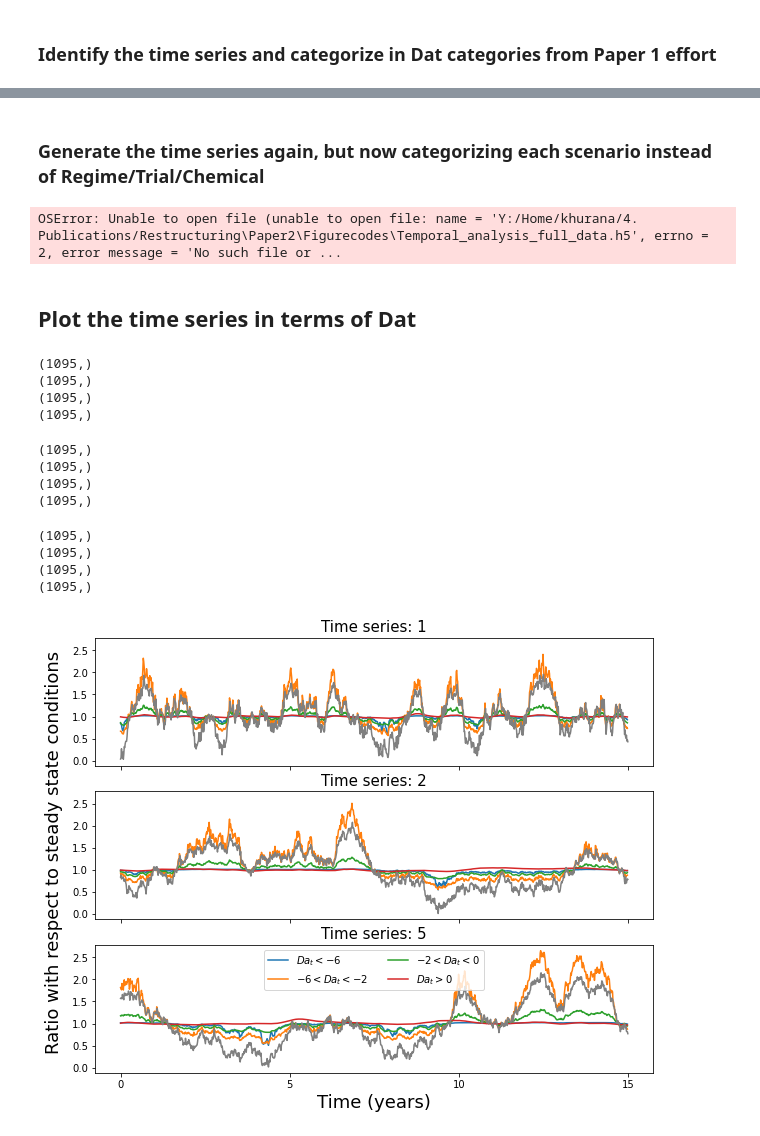
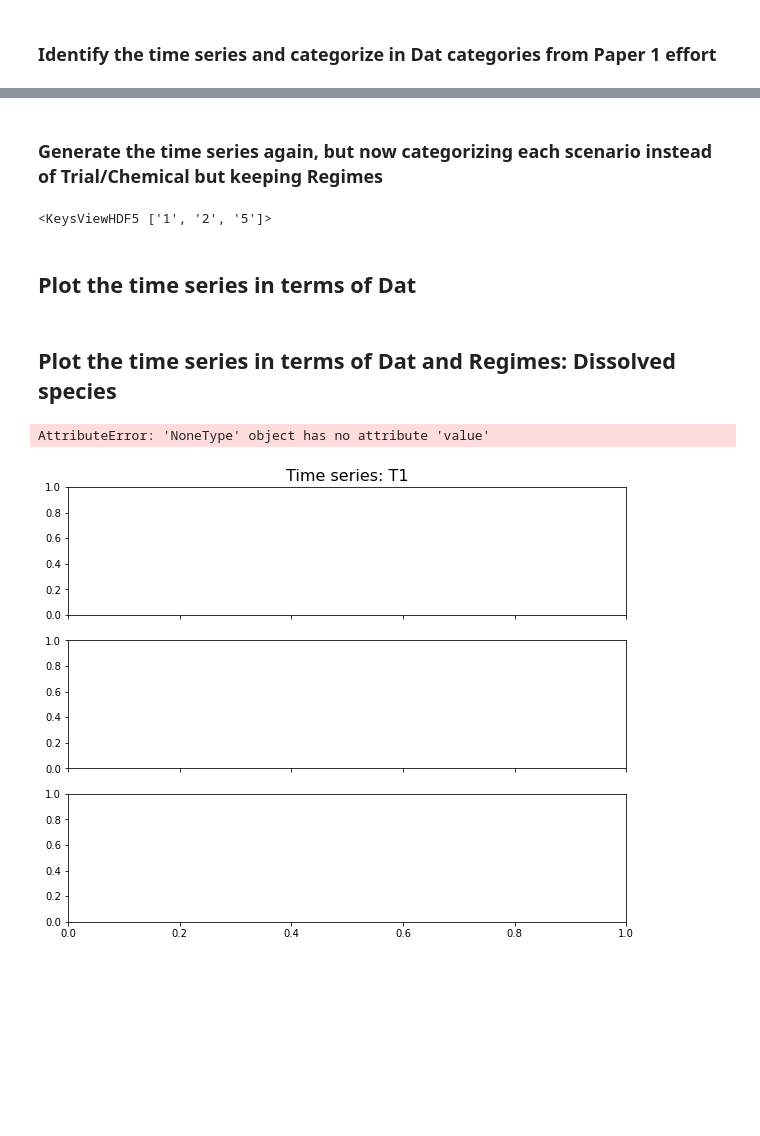
Before and after one commit to Skhurana136/Khurana_temporal_dynamics, a Jupyter notebook: time_series_plots_using_Dat.ipynb, the cells around one changed output, grey strips where cells are left out. Cells and saved outputs as stored; diff of their text form; code cells hidden in the pictures; blank space fills up the shorter version.

Commit message:
Updating files used for analysing and generating graphical outputs for M2

```diff
--- a/time_series_plots_using_Dat.ipynb
+++ b/time_series_plots_using_Dat.ipynb
@@ -12,4 +12,4 @@ import h5py
 # %%
 sourcedatadir = "E:/Saturated_flow/EGUGoldschmidtdataset6"
 hdf5directory = "Y:/Home/khurana/4. Publications/Restructuring"
-Regimes = ["Slow", "Medium", "Fast"]
+Regimes = ["Slow", "Equal", "Fast"]
@@ -43,6 +124,4 @@ h5file.close()
 # %%
 #Generate Dat from Da and Pe
 data  = pd.read_csv(os.path.join(hdf5directory,"Paper1","Figurecodes", "Da_29012021_95pcloss.csv"), sep=",")
-for Reg,p in zip(Regimes,[2,11,22]):
-    data.loc[data.Regime==Reg, "Dat"] = np.log(data[data.Regime==Reg]["Da63"]/p)
-print(data.head)
+data["logDa"] = np.log10(data.Da63)
@@ -110,10 +299,11 @@ See the caveats in the documentation: https://pandas.pydata.org/pandas-docs/stab
 # %% [markdown]
-### Generate the time series again, but now categorizing each scenario instead of Regime/Trial/Chemical
+### Generate the time series again, but now categorizing each scenario instead of Trial/Chemical but keeping Regimes
 # %%
+gvarnames = ["DOC", "DO", "Nitrate", "Ammonium"]
 #Load already generated time series
 hr = h5py.File(os.path.join(hdf5directory, "Paper2","Figurecodes","Temporal_analysis_full_data.h5"), mode = 'r')
 #Write new time series in a new HDF5 file
-hw = h5py.File(os.path.join(hdf5directory,"Paper2","Figurecodes","Temporal_analysis_full_Dat.h5"), mode = 'w')
+hw = h5py.File(os.path.join(hdf5directory,"Paper2","Figurecodes","Temporal_analysis_regimes_Dat.h5"), mode = 'w')
 print(hr.keys())
 
 for t in imposedtimeseries:
@@ -121,7 +311,7 @@ for t in imposedtimeseries:
     n1=[]
     n2=[]
     n3=[]
-    for Reg in reginvest:
+    for Reg in Regimes:
         if Reg == "Equal":
             r = "Medium"
         else:
@@ -132,25 +322,27 @@ for t in imposedtimeseries:
                     pass
                 else:
                     n = hr.get(t + "/" + Reg + "/" + j + "/" + g).value
-                    if int(colorcriteria[j+r+g+t]) == 0:
+                    if int(colorcriteria[j+r+g+"0"]) == 0:
                         n0.append(n)
-                    elif int(colorcriteria[j+r+g+t]) == 1:
+                    elif int(colorcriteria[j+r+g+"0"]) == 1:
                         n1.append(n)
-                    elif int(colorcriteria[j+r+g+t]) == 2:
+                    elif int(colorcriteria[j+r+g+"0"]) == 2:
                         n2.append(n)
-                    elif int(colorcriteria[j+r+g+t]) == 3:
+                    elif int(colorcriteria[j+r+g+"0"]) == 3:
                         n3.append(n)
-    for Dat, k in zip([0,1,2,3],[n0, n1, n2, n3]):
-        df = pd.DataFrame.from_records(k)
-        #Then take average at each time point
-        hw.create_dataset(t + "/Dat" + str(Dat) + "/mean/", data=df.mean())
-        #Then take minimum at each time point
-        hw.create_dataset(t + "/Dat" + str(Dat) + "/min/", data=df.min())
-        #Then take maximum at each time point
-        hw.create_dataset(t + "/Dat" + str(Dat) + "/max/", data=df.max())
+        for Dat, k in zip([0,1,2,3],[n0, n1, n2, n3]):
+            df = pd.DataFrame.from_records(k)
+            #Then take average at each time point
+            hw.create_dataset(t + "/"+r+"/Dat" + str(Dat) + "/mean/", data=df.mean())
+            #Then take average at each time point
+            hw.create_dataset(t + "/"+r+"/Dat" + str(Dat) + "/median/", data=df.median())
+            #Then take minimum at each time point
+            hw.create_dataset(t + "/"+r+"/Dat" + str(Dat) + "/min/", data=df.min())
+            #Then take maximum at each time point
+            hw.create_dataset(t + "/"+r+"/Dat" + str(Dat) + "/max/", data=df.max())
 hr.close()
 hw.close()
 # %% [output]
-OSError: Unable to open file (unable to open file: name = 'Y:/Home/khurana/4. Publications/Restructuring\Paper2\Figurecodes\Temporal_analysis_full_data.h5', errno = 2, error message = 'No such file or ...
+<KeysViewHDF5 ['1', '2', '5']>
 # %% [markdown]
 ## Plot the time series in terms of Dat
@@ -157,6 +393,8 @@ OSError: Unable to open file (unable to open file: name = 'Y:/Home/khurana/4. Pu
+# %% [markdown]
+## Plot the time series in terms of Dat and Regimes: Dissolved species
 # %%
 #Characteristic to plot:
-datafeature = "mean"
+datafeature = "median"
 imposedtimeseries = ["1","2","5"]
 #Load dataset for time series in terms of Dat
 hr = h5py.File(os.path.join(hdf5directory, "Paper2","Figurecodes","Temporal_analysis_full_Dat.h5"), mode = 'r')
@@ -168,46 +406,35 @@ for t in imposedtimeseries:
     a = ax.flat[imposedtimeseries.index(t)]
     a.set_title("Time series: T"+ t, fontsize = 16)
     for Dat in [0,1,2,3]:
-        n = hr.get(t + "/Dat" + str(Dat) + "/").value
+        n = hr.get(t + "/"+r+"/Dat" + str(Dat) + "/"+datafeature+"/").value
         print(np.shape(n))
-        a.plot(n[1:], label = labels[Dat])
+        a.plot(n[1:], label = labels[Dat], color = PeDapalette[Dat])
         #a.plot(np.convolve(n[1:], np.ones((3,))/3,mode = 'valid'), label = Dat)
     directory = os.path.join(sourcedatadir, "SlowAR_" + t)
     for j in ["37"]:
         a = ax.flat[imposedtimeseries.index(t)]
         data = np.load(os.path.join(directory,"NS-A"+j,"NS-A"+j+"_df.npy"))
         velocity = np.mean(data[2, :, :, :], axis = (-1,-2))/basevelocity
         a.plot(np.abs(velocity[1:]), color= "gray")
 a.legend(ncol = 2)
 #locs, labels1 = a.xticks()
 plt.xticks((0,365,730,1095), (0,5,10,15))
 a.set_xlabel ("Time (years)", fontsize = 18)
 for a, typsp in zip(ax, imposedtimeseries):
     a.set_title("Time series: "+typsp, fontsize=15)
 plt.annotate("Ratio with respect to steady state conditions",
         xy=(0, 1.8),
         xytext=(-50, -10),
         xycoords="axes fraction",
         textcoords="offset points",
         size="large",
         ha="left",
         va="center",
         rotation="vertical",
         fontsize=18)
 picname = os.path.join(hdf5directory, "Paper2","Figurecodes","Temporal_analysis_full_data.png")
-plt.savefig(picname, dpi = 300, bbox_inches = 'tight', pad_inches = 0.1)
+#plt.savefig(picname, dpi = 300, bbox_inches = 'tight', pad_inches = 0.1)
 hr.close()
 # %% [output]
-(1095,)
-(1095,)
-(1095,)
-(1095,)
+AttributeError: 'NoneType' object has no attribute 'value'
-(1095,)
-(1095,)
-(1095,)
-(1095,)
-(1095,)
-(1095,)
-(1095,)
-(1095,)
-[figure, old version]
+[figure, new version]
```
Also changed, not shown: parts of 15 cells of this notebook, 3 other files.
